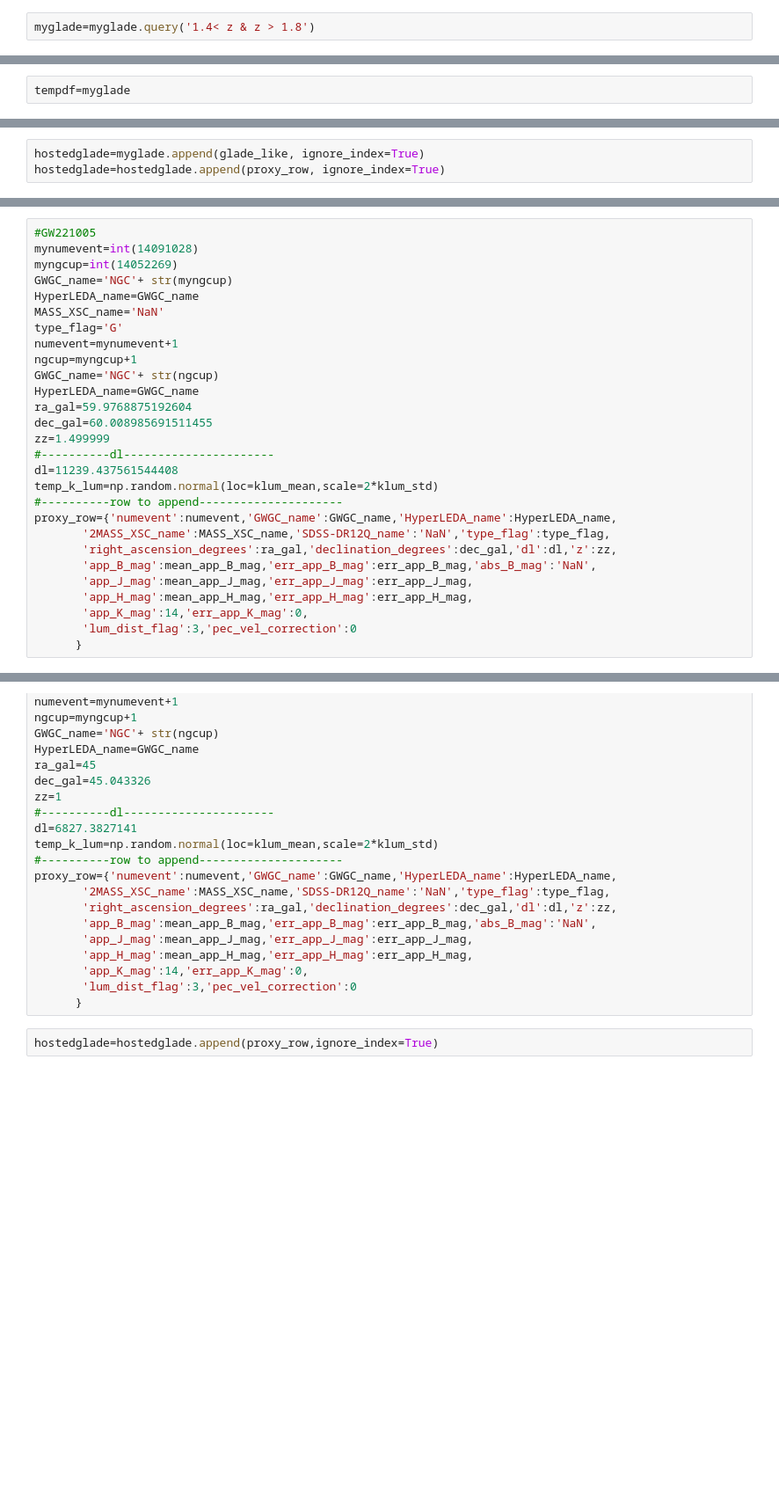
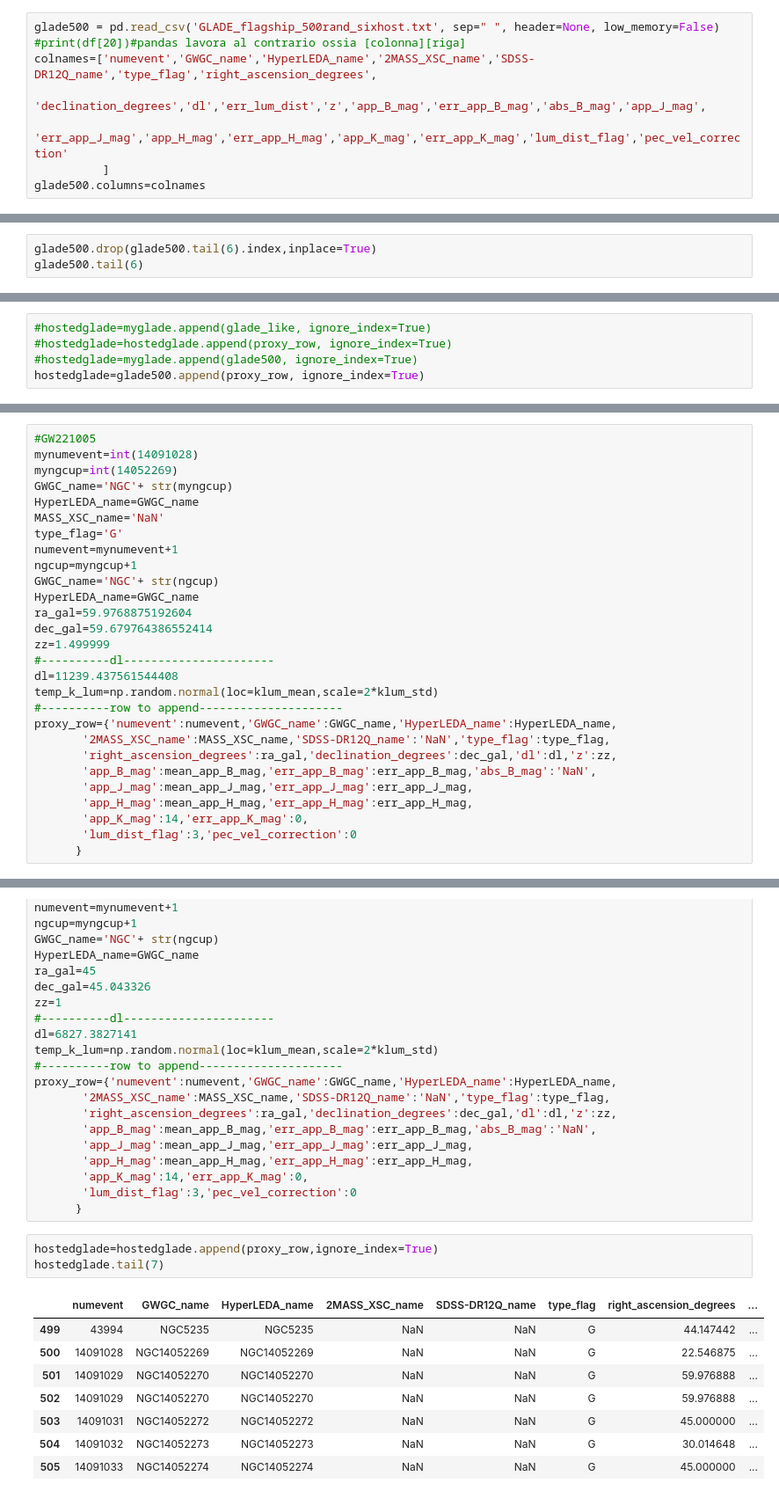
Before and after one commit to RCianca/DarkSirensStat, a Jupyter notebook: ProxyGenerator/GLADE-inator.ipynb, the cells around one changed output, grey strips where cells are left out. Shown at 88% size. Drawn from its saved outputs; the diff is of its cells as text; blank space fills up the shorter version.

```diff
--- a/ProxyGenerator/GLADE-inator.ipynb
+++ b/ProxyGenerator/GLADE-inator.ipynb
@@ -488,5 +475,11 @@ myglade.head(5)
 |  | numevent | GWGC_name | HyperLEDA_name | 2MASS_XSC_name | SDSS-DR12Q_name | type_flag | right_ascension_degrees | ... |
 0 rows × 22 columns
 # %%
-myglade=myglade.query('1.4< z & z > 1.8')
+glade500 = pd.read_csv('GLADE_flagship_500rand_sixhost.txt', sep=" ", header=None, low_memory=False)
+#print(df[20])#pandas lavora al contrario ossia [colonna][riga]
+colnames=['numevent','GWGC_name','HyperLEDA_name','2MASS_XSC_name','SDSS-DR12Q_name','type_flag','right_ascension_degrees',
+          'declination_degrees','dl','err_lum_dist','z','app_B_mag','err_app_B_mag','abs_B_mag','app_J_mag',
+          'err_app_J_mag','app_H_mag','err_app_H_mag','app_K_mag','err_app_K_mag','lum_dist_flag','pec_vel_correction'
+          ]
+glade500.columns=colnames
 # %%
@@ -494,2 +489,3 @@ myglade.shape[0]
 # %%
-tempdf=myglade
+glade500.drop(glade500.tail(6).index,inplace=True)
+glade500.tail(6)
@@ -530,5 +537,7 @@ proxy_row={'numevent':numevent,'GWGC_name':GWGC_name,'HyperLEDA_name':HyperLEDA_
        'lum_dist_flag':3,'pec_vel_correction':0
       }
 # %%
-hostedglade=myglade.append(glade_like, ignore_index=True)
-hostedglade=hostedglade.append(proxy_row, ignore_index=True)
+#hostedglade=myglade.append(glade_like, ignore_index=True)
+#hostedglade=hostedglade.append(proxy_row, ignore_index=True)
+#hostedglade=myglade.append(glade500, ignore_index=True)
+hostedglade=glade500.append(proxy_row, ignore_index=True)
@@ -545,7 +564,7 @@ ngcup=myngcup+1
 GWGC_name='NGC'+ str(ngcup)
 HyperLEDA_name=GWGC_name
 ra_gal=59.9768875192604
-dec_gal=60.008985691511455
+dec_gal=59.679764386552414
 zz=1.499999
 #----------dl----------------------
 dl=11239.437561544408
@@ -682,3 +710,13 @@ proxy_row={'numevent':numevent,'GWGC_name':GWGC_name,'HyperLEDA_name':HyperLEDA_
       }
 # %%
 hostedglade=hostedglade.append(proxy_row,ignore_index=True)
+hostedglade.tail(7)
+# %% [output]
+|  | numevent | GWGC_name | HyperLEDA_name | 2MASS_XSC_name | SDSS-DR12Q_name | type_flag | right_ascension_degrees | ... |
+| 499 | 43994 | NGC5235 | NGC5235 | NaN | NaN | G | 44.147442 | ... |
+| 500 | 14091028 | NGC14052269 | NGC14052269 | NaN | NaN | G | 22.546875 | ... |
+| 501 | 14091029 | NGC14052270 | NGC14052270 | NaN | NaN | G | 59.976888 | ... |
+| 502 | 14091029 | NGC14052270 | NGC14052270 | NaN | NaN | G | 59.976888 | ... |
+| 503 | 14091031 | NGC14052272 | NGC14052272 | NaN | NaN | G | 45.000000 | ... |
+| 504 | 14091032 | NGC14052273 | NGC14052273 | NaN | NaN | G | 30.014648 | ... |
+| 505 | 14091033 | NGC14052274 | NGC14052274 | NaN | NaN | G | 45.000000 | ... |
```
Also changed, not shown: parts of 29 cells of this notebook, 3 other files.
